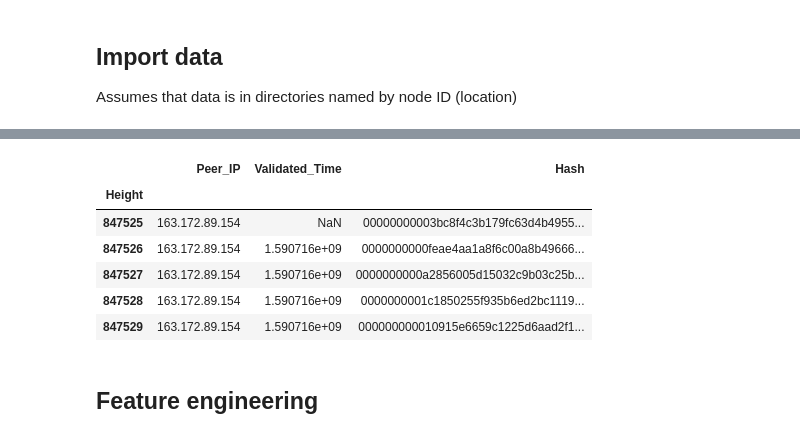
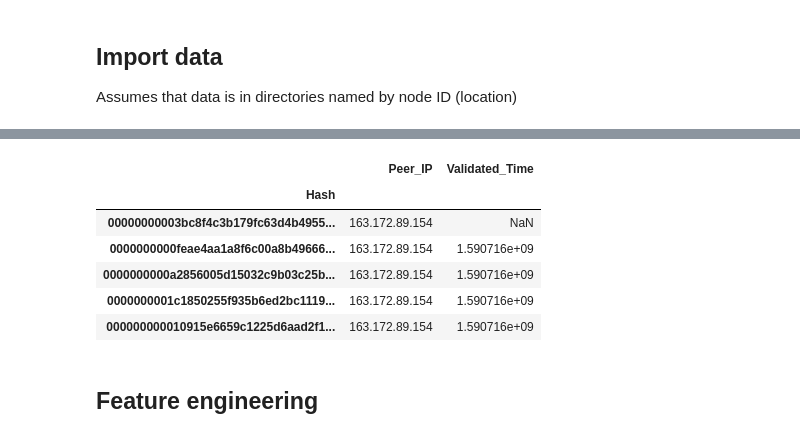
Before and after one commit to Mitchellpkt/observatory_data_analysis, a Jupyter notebook: global_data/multi_node_analysis.ipynb, the cells around one changed output, grey strips where cells are left out. Cells and saved outputs as stored; diff of their text form; code cells hidden in the pictures.

```diff
--- a/global_data/multi_node_analysis.ipynb
+++ b/global_data/multi_node_analysis.ipynb
@@ -128,6 +128,8 @@ Number of blocks: 7113
 | 0000000000009cae3f28a1512231d476f... | 1.590975e+09 | 1.591044e+09 | 69228.374 | 1.590975e+09 | 1.590975e+09 | 98.767 | 1.590975e+09 | ... |
 # %%
 peers = list(set(x['Peer_IP']))
+time_df = pd.DataFrame()
+
 
 for p in range(1): # range(len(peers)):
     ip = peers[p]
@@ -175,6 +177,11 @@ for p in range(1): # range(len(peers)):
             except:
                 pass
                 #print('replace fail')
+
+    df1 = df1.set_index('Hash', drop=False) # change the index
+    df1 = df1.drop(columns='Hash') # Drop the old height column?
+
+    time_df = time_df.append(df1)
 # %% [output]
 163.172.89.154
 A value is trying to be set on a copy of a slice from a DataFrame.
@@ -185,13 +202,13 @@ See the caveats in the documentation: http://pandas.pydata.org/pandas-docs/stabl
 # %%
-df1.sort_values(by='Height').head()
+df1.head()
 # %% [output]
-|  | Peer_IP | Validated_Time | Hash |
-| Height |  |  |  |
-| 847525 | 163.172.89.154 | NaN | 00000000003bc8f4c3b179fc63d4b4955... |
-| 847526 | 163.172.89.154 | 1.590716e+09 | 0000000000feae4aa1a8f6c00a8b49666... |
-| 847527 | 163.172.89.154 | 1.590716e+09 | 0000000000a2856005d15032c9b03c25b... |
-| 847528 | 163.172.89.154 | 1.590716e+09 | 0000000001c1850255f935b6ed2bc1119... |
-| 847529 | 163.172.89.154 | 1.590716e+09 | 000000000010915e6659c1225d6aad2f1... |
+|  | Peer_IP | Validated_Time |
+| Hash |  |  |
+| 00000000003bc8f4c3b179fc63d4b4955... | 163.172.89.154 | NaN |
+| 0000000000feae4aa1a8f6c00a8b49666... | 163.172.89.154 | 1.590716e+09 |
+| 0000000000a2856005d15032c9b03c25b... | 163.172.89.154 | 1.590716e+09 |
+| 0000000001c1850255f935b6ed2bc1119... | 163.172.89.154 | 1.590716e+09 |
+| 000000000010915e6659c1225d6aad2f1... | 163.172.89.154 | 1.590716e+09 |
 # %% [markdown]
 ## Feature engineering
 # %%
```
Also changed, not shown: parts of 2 cells of this notebook.
